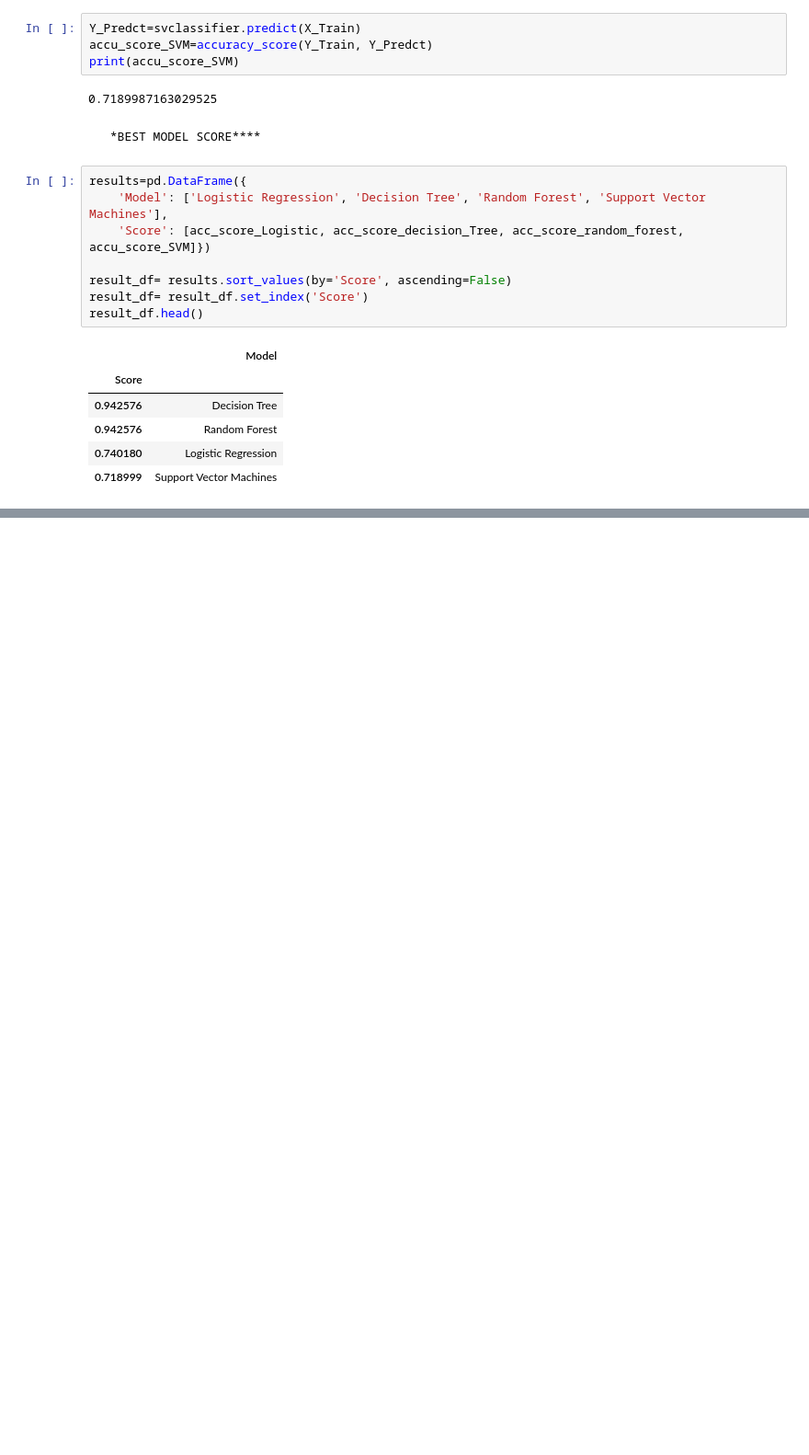
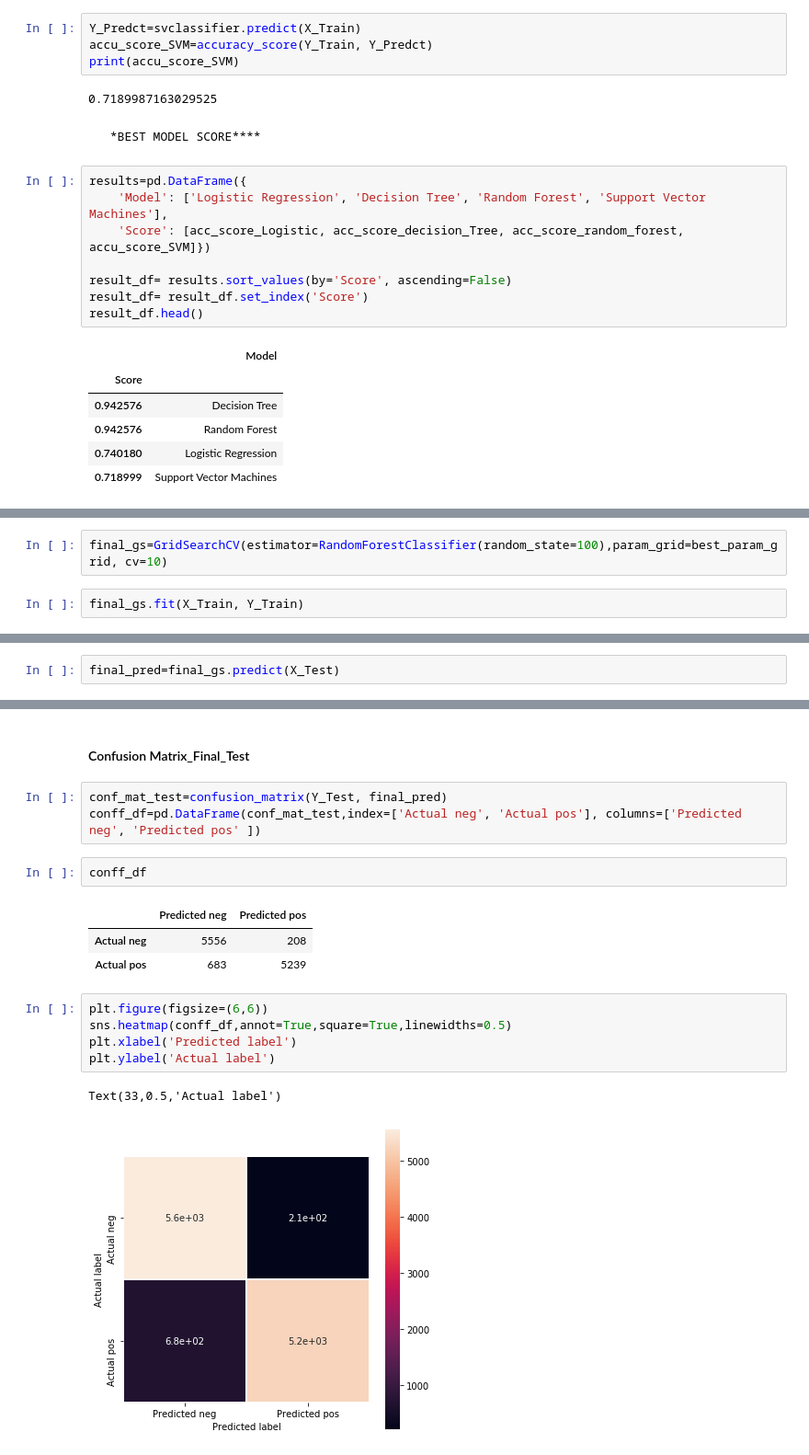
Before and after one commit to pratikchatterjee88/Final_Project, a Jupyter notebook: Final_Project.ipynb, the cells around one changed output, grey strips where cells are left out. Shown at 92% size. Drawn from its saved outputs; the diff is of its cells as text; blank space fills up the shorter version.

```diff
--- a/Final_Project.ipynb
+++ b/Final_Project.ipynb
@@ -465,0 +659,4 @@ result_df.head()
+# %%
+final_gs=GridSearchCV(estimator=RandomForestClassifier(random_state=100),param_grid=best_param_grid, cv=10)
+# %%
+final_gs.fit(X_Train, Y_Train)
@@ -465,0 +675,2 @@ result_df.head()
+# %%
+final_pred=final_gs.predict(X_Test)
@@ -465,0 +698,19 @@ result_df.head()
+# %% [markdown]
+#### Confusion Matrix_Final_Test
+# %%
+conf_mat_test=confusion_matrix(Y_Test, final_pred)
+conff_df=pd.DataFrame(conf_mat_test,index=['Actual neg', 'Actual pos'], columns=['Predicted neg', 'Predicted pos' ])
+# %%
+conff_df
+# %% [output]
+|  | Predicted neg | Predicted pos |
+| Actual neg | 5556 | 208 |
+| Actual pos | 683 | 5239 |
+# %%
+plt.figure(figsize=(6,6))
+sns.heatmap(conff_df,annot=True,square=True,linewidths=0.5)
+plt.xlabel('Predicted label')
+plt.ylabel('Actual label')
+# %% [output]
+Text(33,0.5,'Actual label')
+[figure, added]
```
Also changed, not shown: parts of 50 cells of this notebook.
